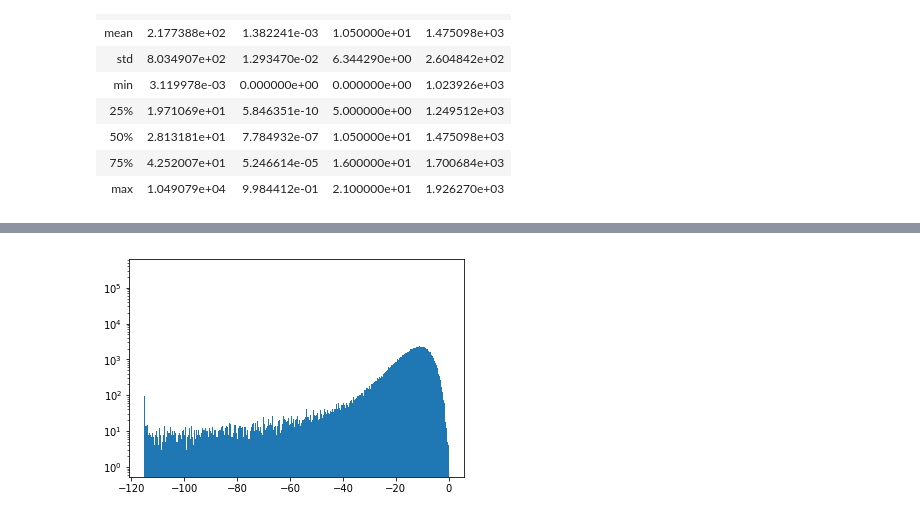
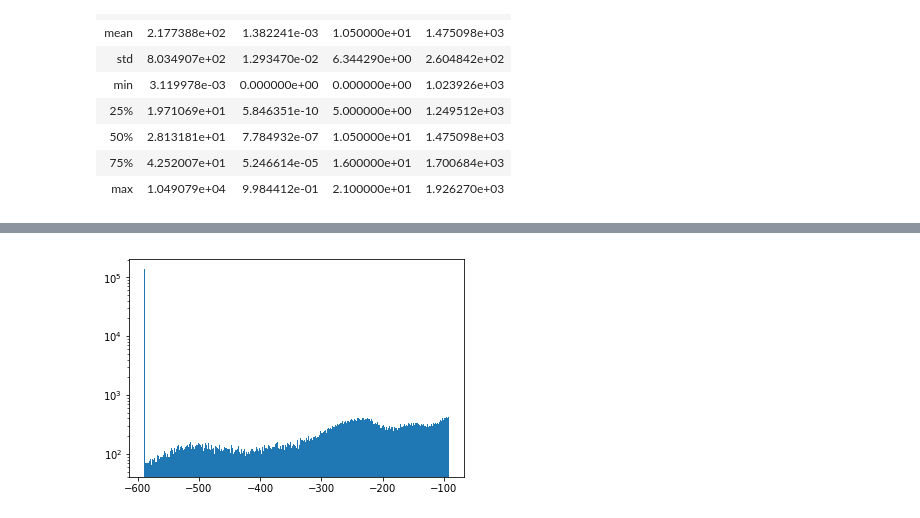
Before and after one commit to FX196/SETI-Energy-Detection, a Jupyter notebook: Result Visualization.ipynb, the cells around one changed output, grey strips where cells are left out. Saved outputs shown, nothing was run; the diff lists cells and outputs as text; code cells hidden in the pictures.

Commit message:
add visualization

```diff
--- a/Result Visualization.ipynb
+++ b/Result Visualization.ipynb
@@ -76,0 +80,6 @@ stats = df["statistic"]
+# %%
+source_dir = "GBT_57532_09539_HIP56445_fine/"
+filtered_dir = source_dir+"filtered/"
+info_df = pd.read_pickle(source_dir+"info_df.pkl").astype({"index":int, "block_num":int})
+info_df.set_index("index")
+info_df.sort_index()
@@ -77,3 +100,7 @@ stats = df["statistic"]
+# %%
+filtered_freqs = info_df["freqs"]
+p_vals = info_df["pvalue"]
+stats = info_df["statistic"]
 # %%
 num_bins = int(1000000//(1926.269531 - 1025.390648))
 plt.figure()
@@ -101,9 +122,9 @@ plt.plot(filtered_freqs, stats,'b,')
 # %%
 plt.figure()
 plt.yscale("log")
-n, bins, patches = plt.hist(np.log(p_vals+1e-50), bins=10000)
+n, bins, patches = plt.hist(np.log(p_vals+1e-256), bins=1000)
 # %% [output]
-[figure, old version]
+[figure, new version]
 # %%
 plt.figure()
 plt.yscale("log")
```
Also changed, not shown: parts of 22 cells of this notebook, 1 other file.
